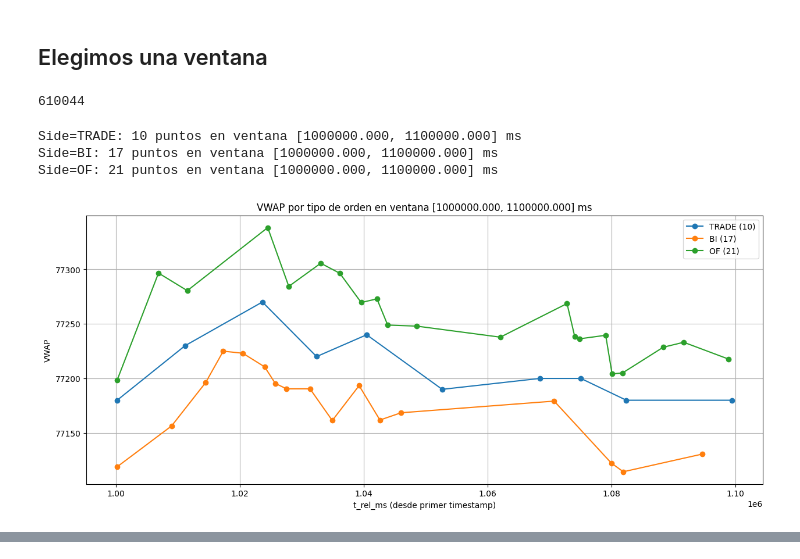
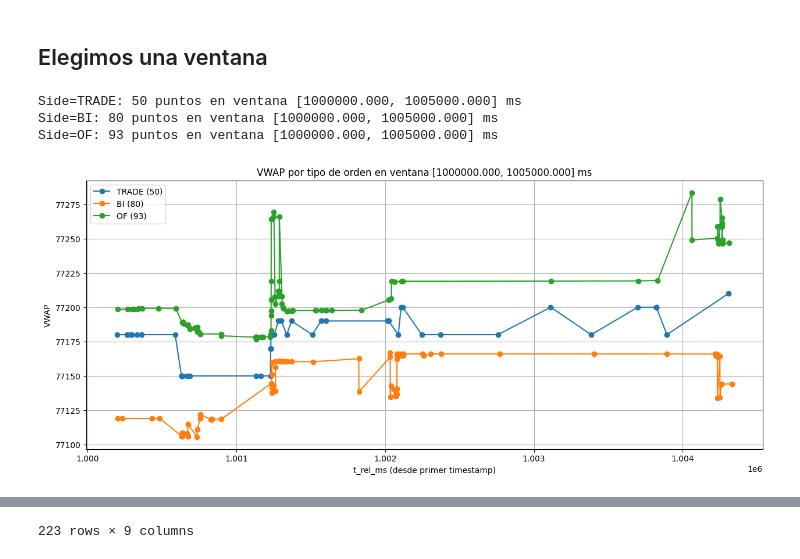
Before and after one commit to lucasbaezmiranda/prob_forecasting_merval, a Jupyter notebook: eda_1.ipynb, the cells around one changed output, grey strips where cells are left out. Drawn from its saved outputs; the diff is of its cells as text; code cells hidden in the pictures.

```diff
--- a/eda_1.ipynb
+++ b/eda_1.ipynb
@@ -148,11 +148,6 @@ df_metrics = add_time_deltas(df_metrics)
 df_metrics = df_metrics[df_metrics["t_rel_ms"] > 4e5]
 # %% [markdown]
 ## Elegimos una ventana
-# %%
-i, j = df_metrics[ini], df_metrics[fin]
-df_metrics = df_metrics[i,j,:]
-# %% [output]
-610044
 # %%
 import numpy as np
 import pandas as pd
@@ -191,35 +186,39 @@ def plot_vwap_window_time(df_metrics, t_start_ms=None, t_end_ms=None, window_ms=
         print("Ventana sin datos.")
         return
 
     plt.figure(figsize=(15, 6))
     for curr_side in df_win["side"].dropna().unique():
         df_side = df_win[df_win["side"] == curr_side].sort_values("t_rel_ms")
         if sample_step > 1:
             df_side = df_side.iloc[::sample_step, :]
         if 0 < per_side_head_frac < 1:
             n_keep = max(1, int(len(df_side) * per_side_head_frac))
             df_side = df_side.head(n_keep)
         if len(df_side) == 0:
             continue
 
         # imprimir cantidad de puntos
         print(f"Side={curr_side}: {len(df_side)} puntos en ventana [{t_start:.3f}, {t_end:.3f}] ms")
 
         # también mostrarlo en la leyenda
         plt.plot(df_side["t_rel_ms"], df_side["vwap"], '-o', label=f"{curr_side} ({len(df_side)})")
 
     plt.xlabel("t_rel_ms (desde primer timestamp)")
     plt.ylabel("VWAP")
     plt.title(f"VWAP por tipo de orden en ventana [{t_start:.3f}, {t_end:.3f}] ms")
     plt.legend()
     plt.grid(True)
     plt.show()
 
+    return df_win
+
 # Ejemplo de uso
 df_metrics = df_metrics.sort_values("t_rel_ms").reset_index(drop=True)
-plot_vwap_window_time(df_metrics, t_start_ms=1e6, window_ms=1e5, sample_step=100)
+df_win = plot_vwap_window_time(df_metrics, t_start_ms=1e6, window_ms=5e3, sample_step=1)
+
+df_win
 # %% [output]
-Side=TRADE: 10 puntos en ventana [1000000.000, 1100000.000] ms
-Side=BI: 17 puntos en ventana [1000000.000, 1100000.000] ms
-Side=OF: 21 puntos en ventana [1000000.000, 1100000.000] ms
+Side=TRADE: 50 puntos en ventana [1000000.000, 1005000.000] ms
+Side=BI: 80 puntos en ventana [1000000.000, 1005000.000] ms
+Side=OF: 93 puntos en ventana [1000000.000, 1005000.000] ms
-[figure, old version]
+[figure, new version]
@@ -225,0 +237 @@ Side=OF: 21 puntos en ventana [1000000.000, 1100000.000] ms
+223 rows × 9 columns
```
Also changed, not shown: parts of 11 cells of this notebook.
